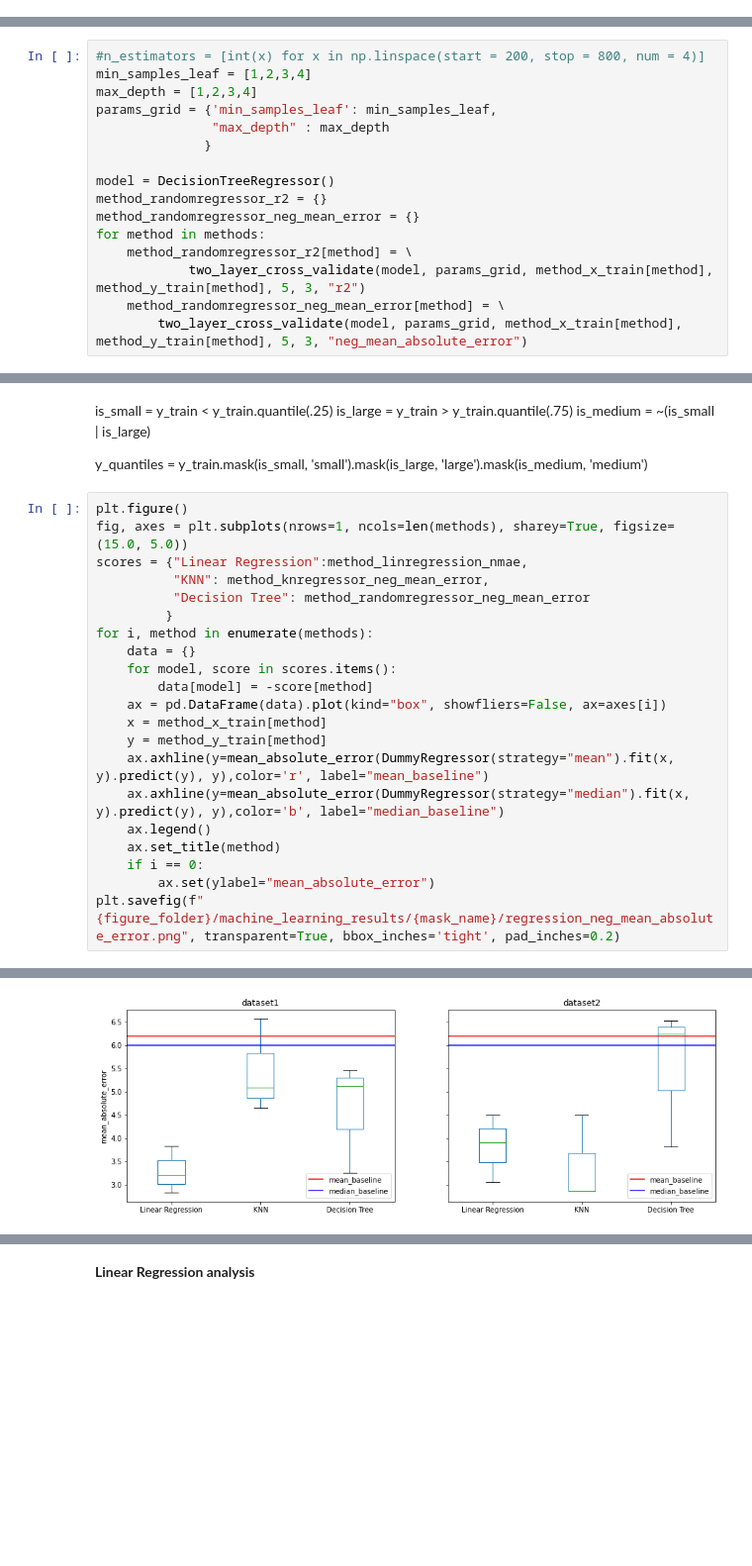
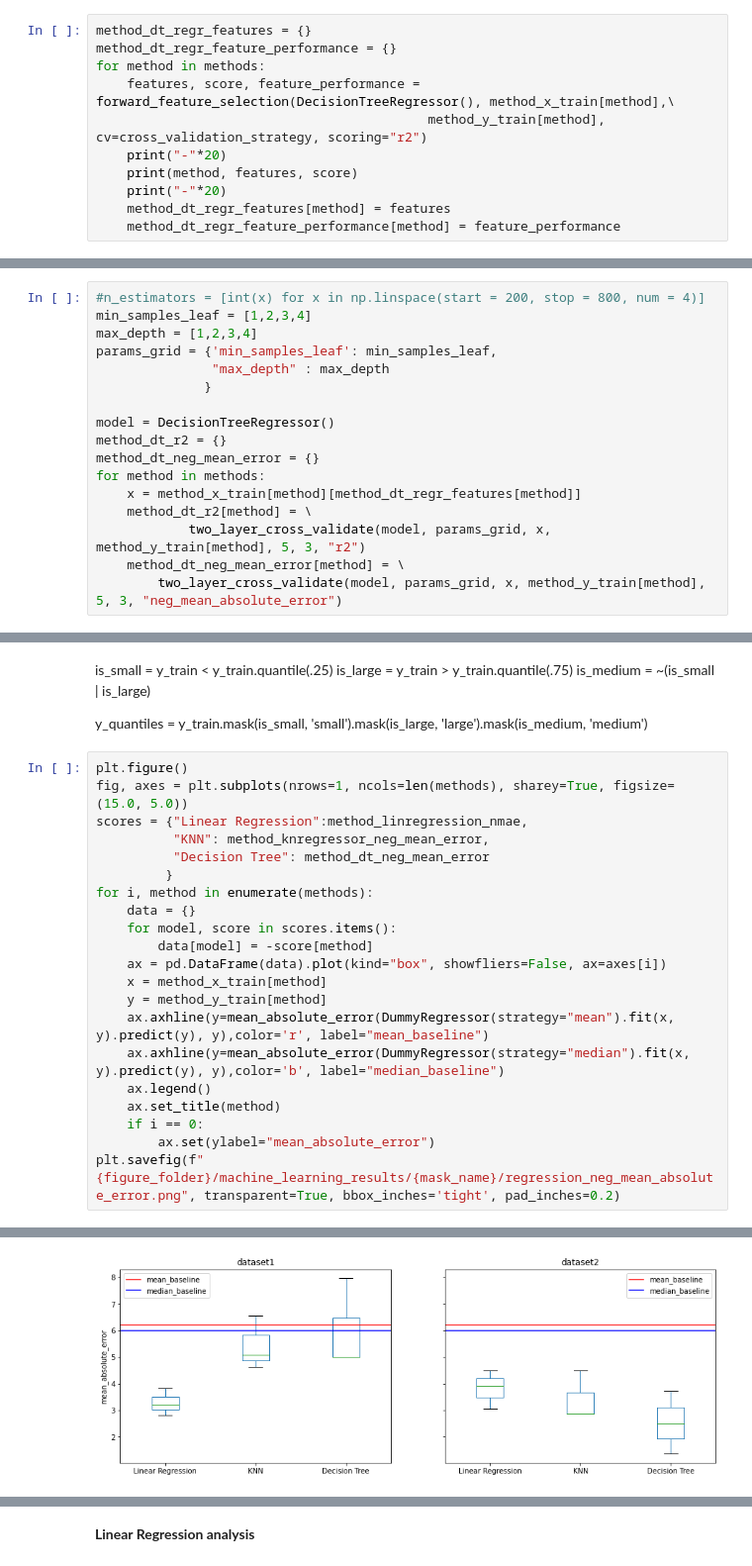
Before and after one commit to IncioMan/Continuous-Integration-metrics-for-post-release-bugs-prediction, a Jupyter notebook: notebooks/analysis/gradle_machine_learning.ipynb, the cells around one changed output, grey strips where cells are left out. Shown at 99% size. Drawn from its saved outputs; the diff is of its cells as text; blank space fills up the shorter version.

```diff
--- a/notebooks/analysis/gradle_machine_learning.ipynb
+++ b/notebooks/analysis/gradle_machine_learning.ipynb
@@ -843,0 +856,11 @@ def forward_feature_selection(model, X, y, cv=5, scoring="r2"):
+# %%
+method_dt_regr_features = {}
+method_dt_regr_feature_performance = {}
+for method in methods:
+    features, score, feature_performance = forward_feature_selection(DecisionTreeRegressor(), method_x_train[method],\
+                                           method_y_train[method], cv=cross_validation_strategy, scoring="r2")
+    print("-"*20)
+    print(method, features, score)
+    print("-"*20)
+    method_dt_regr_features[method] = features
+    method_dt_regr_feature_performance[method] = feature_performance
@@ -850,13 +880,14 @@ params_grid = {'min_samples_leaf': min_samples_leaf,
               }
 
 model = DecisionTreeRegressor()
-method_randomregressor_r2 = {}
-method_randomregressor_neg_mean_error = {}
+method_dt_r2 = {}
+method_dt_neg_mean_error = {}
 for method in methods:
-    method_randomregressor_r2[method] = \
-            two_layer_cross_validate(model, params_grid, method_x_train[method], method_y_train[method], 5, 3, "r2")
-    method_randomregressor_neg_mean_error[method] = \
-        two_layer_cross_validate(model, params_grid, method_x_train[method], method_y_train[method], 5, 3, "neg_mean_absolute_error")
+    x = method_x_train[method][method_dt_regr_features[method]]
+    method_dt_r2[method] = \
+            two_layer_cross_validate(model, params_grid, x, method_y_train[method], 5, 3, "r2")
+    method_dt_neg_mean_error[method] = \
+        two_layer_cross_validate(model, params_grid, x, method_y_train[method], 5, 3, "neg_mean_absolute_error")
 # %%
 for method in methods:
     print("R2","-"*40)
@@ -980,27 +1011,27 @@ y_quantiles = y_train.mask(is_small, 'small').mask(is_large, 'large').mask(is_me
 # %%
 plt.figure()
 fig, axes = plt.subplots(nrows=1, ncols=len(methods), sharey=True, figsize=(15.0, 5.0))
 scores = {"Linear Regression":method_linregression_nmae,
           "KNN": method_knregressor_neg_mean_error,
-          "Decision Tree": method_randomregressor_neg_mean_error
+          "Decision Tree": method_dt_neg_mean_error
          }
 for i, method in enumerate(methods):
     data = {}
     for model, score in scores.items():
         data[model] = -score[method]
     ax = pd.DataFrame(data).plot(kind="box", showfliers=False, ax=axes[i])
     x = method_x_train[method]
     y = method_y_train[method]
     ax.axhline(y=mean_absolute_error(DummyRegressor(strategy="mean").fit(x, y).predict(y), y),color='r', label="mean_baseline")
     ax.axhline(y=mean_absolute_error(DummyRegressor(strategy="median").fit(x, y).predict(y), y),color='b', label="median_baseline")
     ax.legend()
     ax.set_title(method)
     if i == 0:
         ax.set(ylabel="mean_absolute_error")
 plt.savefig(f"{figure_folder}/machine_learning_results/{mask_name}/regression_neg_mean_absolute_error.png", transparent=True, bbox_inches='tight', pad_inches=0.2)
 # %% [output]
 <Figure size 1008x360 with 0 Axes>
-[figure, old version]
+[figure, new version]
 # %%
 plt.figure()
 fig, axes = plt.subplots(nrows=1, ncols=len(methods), sharey=True, figsize=(15.0, 5.0))
```
Also changed, not shown: parts of 34 cells of this notebook, 16 other files.
